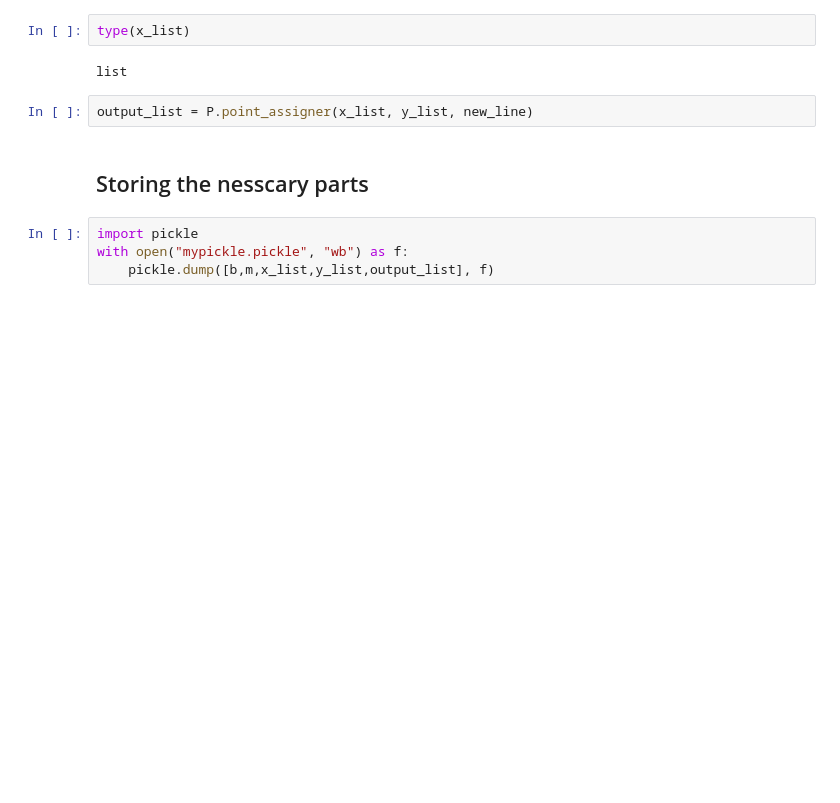
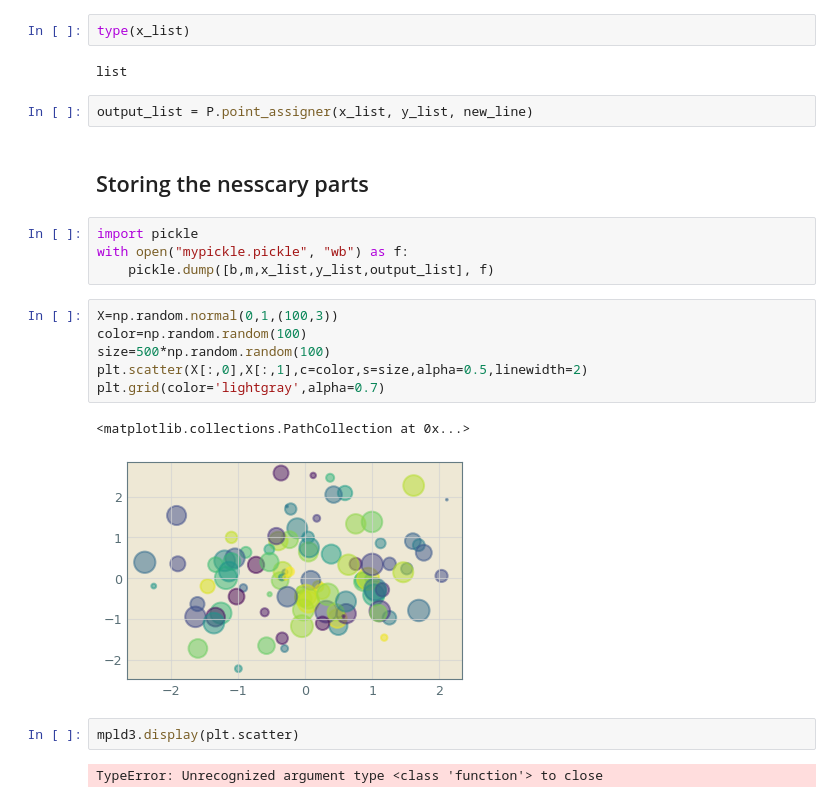
Before and after one commit to bbli/CS156-Code, a Jupyter notebook: PLA/PerceptonSetupCode.ipynb, the cells around one changed output. Saved outputs shown, nothing was run; the diff lists cells and outputs as text; blank space fills up the shorter version.

```diff
--- a/PLA/PerceptonSetupCode.ipynb
+++ b/PLA/PerceptonSetupCode.ipynb
@@ -45,3 +78,16 @@ output_list = P.point_assigner(x_list, y_list, new_line)
 import pickle
 with open("mypickle.pickle", "wb") as f:
     pickle.dump([b,m,x_list,y_list,output_list], f)
+# %%
+X=np.random.normal(0,1,(100,3))
+color=np.random.random(100)
+size=500*np.random.random(100)
+plt.scatter(X[:,0],X[:,1],c=color,s=size,alpha=0.5,linewidth=2)
+plt.grid(color='lightgray',alpha=0.7)
+# %% [output]
+<matplotlib.collections.PathCollection at 0x...>
+[figure, added]
+# %%
+mpld3.display(plt.scatter)
+# %% [output]
+TypeError: Unrecognized argument type <class 'function'> to close
```
Also changed, not shown: parts of 6 cells of this notebook, 16 other files.
